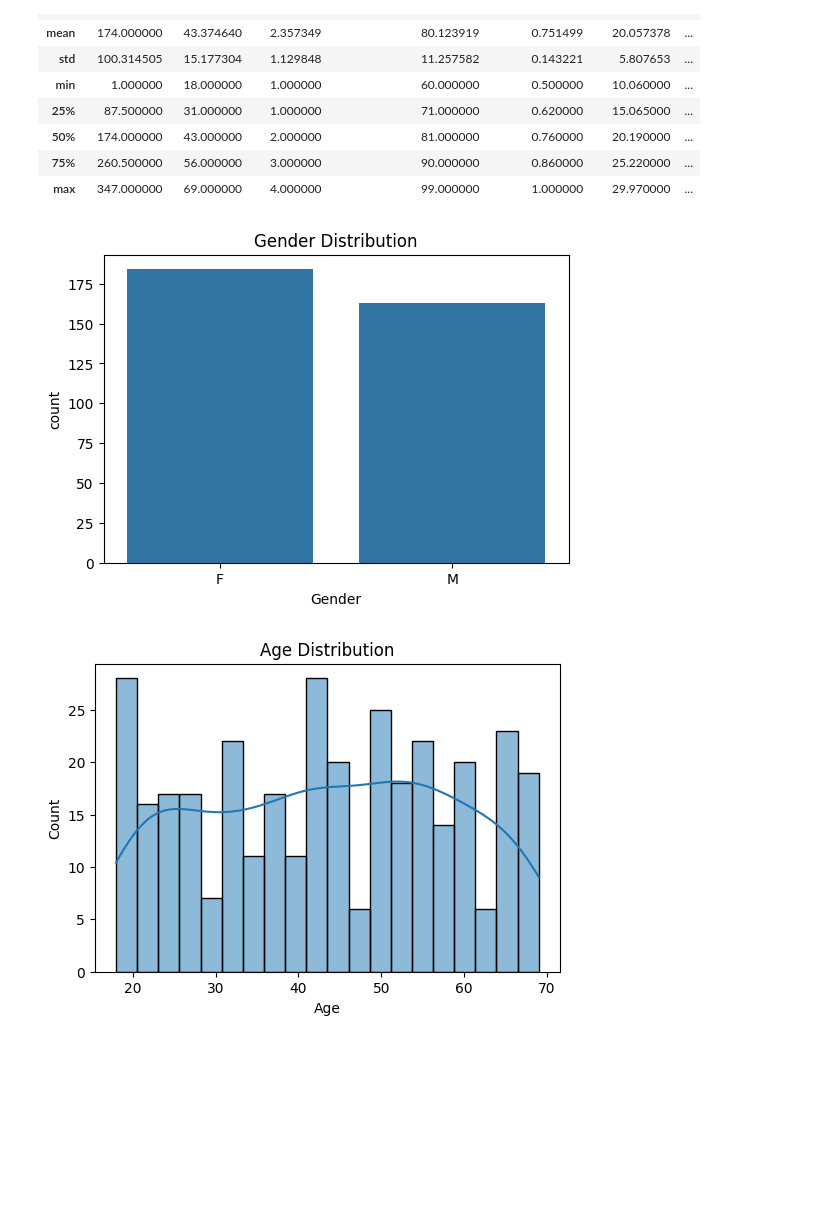
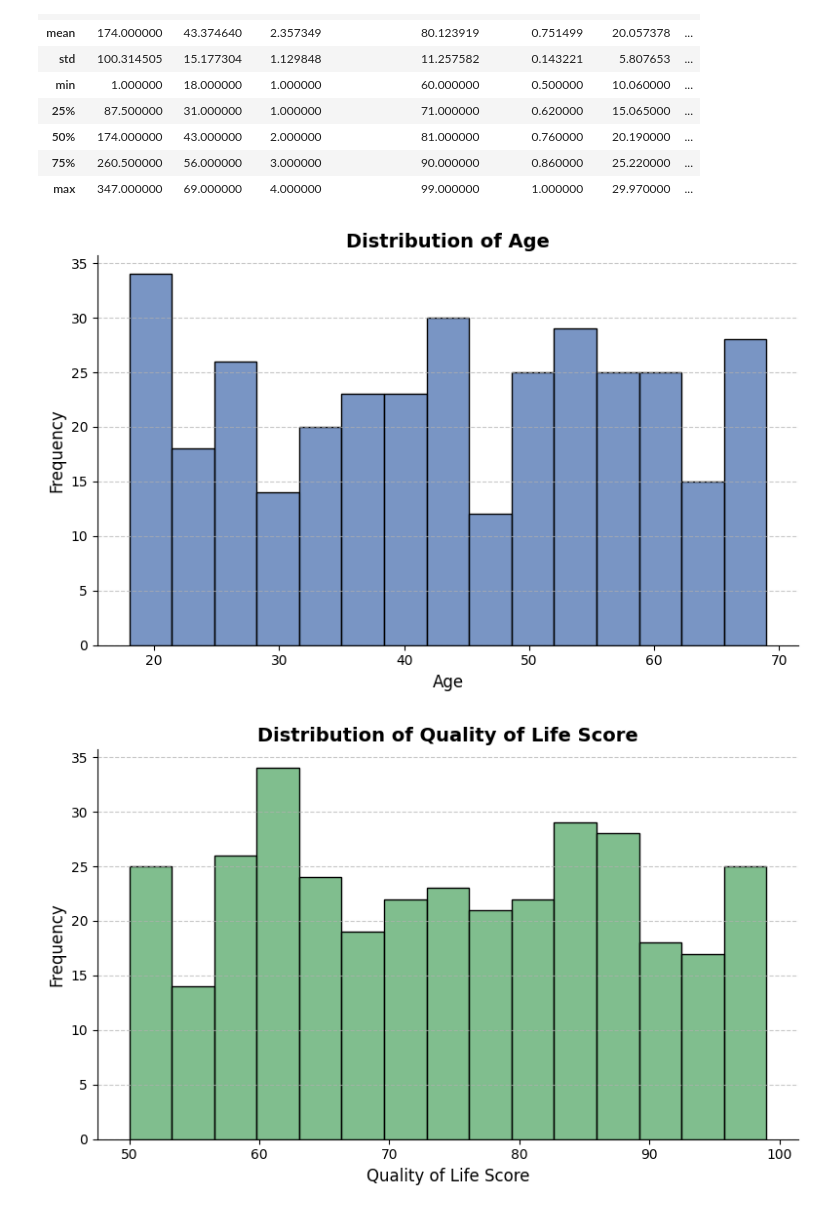
Before and after one commit to heisdanielade/analysis-stat-pulse, a Jupyter notebook: notebooks/StatPulse_Analysis.ipynb, the cells around one changed output. Saved outputs shown, nothing was run; the diff lists cells and outputs as text; code cells hidden in the pictures; blank space fills up the shorter version.

Commit message:
update: completed data visualization redesign & data analysis for selected quantitative variables

```diff
--- a/notebooks/StatPulse_Analysis.ipynb
+++ b/notebooks/StatPulse_Analysis.ipynb
@@ -50,18 +54,39 @@ df.describe()
 # %%
-# Gender distribution
-plt.figure(figsize=(6,4))
-sns.countplot(x='Gender', data=df)
-plt.title("Gender Distribution")
+# Age Histogram
+plt.figure(figsize=(8,5))
+sns.histplot(
+    data=df,
+    x='Age',
+    color='#4C72B0',
+    bins=15,
+    edgecolor='black'
+)
+plt.title('Distribution of Age', fontsize=14, fontweight='bold')
+plt.xlabel('Age', fontsize=12)
+plt.ylabel('Frequency', fontsize=12)
+plt.grid(axis='y', linestyle='--', alpha=0.7)
+sns.despine()
+plt.tight_layout()
 plt.show()
 # %% [output]
-[figure, old version]
+[figure, new version]
 # %%
-# Age distribution
-plt.figure(figsize=(6,4))
-sns.histplot(df['Age'], kde=True, bins=20)
-plt.title("Age Distribution")
-plt.xlabel("Age")
+# Quality of Life Score Histogram
+plt.figure(figsize=(8,5))
+sns.histplot(
+    data=df,
+    x='Quality of Life Score',
+    color='#55A868',
+    bins=15,
+    edgecolor='black'
+)
+plt.title('Distribution of Quality of Life Score', fontsize=14, fontweight='bold')
+plt.xlabel('Quality of Life Score', fontsize=12)
+plt.ylabel('Frequency', fontsize=12)
+plt.grid(axis='y', linestyle='--', alpha=0.7)
+sns.despine()
+plt.tight_layout()
 plt.show()
 # %% [output]
-[figure, old version]
+[figure, new version]
 # %%
```
Also changed, not shown: parts of 12 cells of this notebook.
